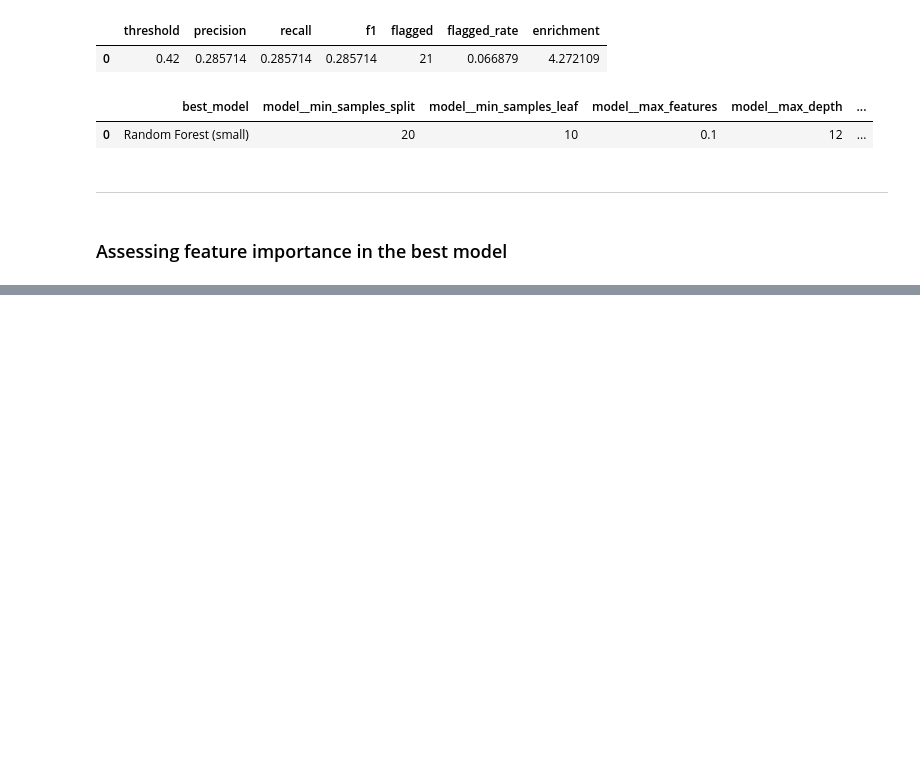
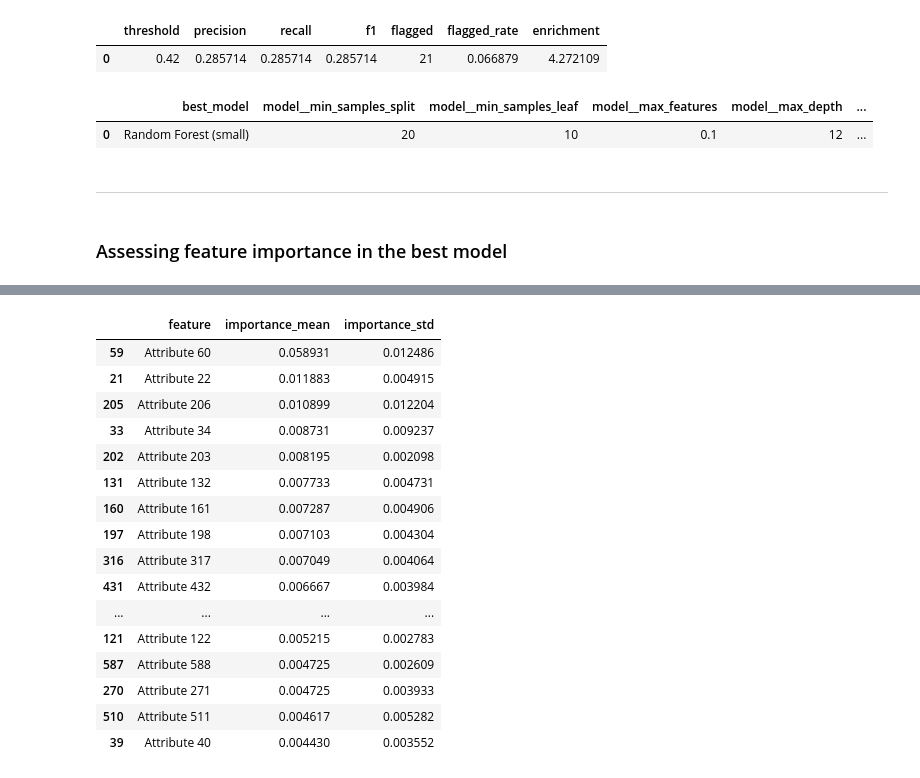
Before and after one commit to intuitiveengineer/secom-ml, a Jupyter notebook: notebooks/01-modeling.ipynb, the cells around one changed output, grey strips where cells are left out. Saved outputs shown, nothing was run; the diff lists cells and outputs as text; code cells hidden in the pictures; blank space fills up the shorter version.

```diff
--- a/notebooks/01-modeling.ipynb
+++ b/notebooks/01-modeling.ipynb
@@ -513,3 +513,7 @@ final_model_summary
 ___
 # %% [markdown]
 ### Assessing feature importance in the best model
+# %%
+# Cloning the best pipe for clarity
+final_pipe = clone(best_pipe)
+final_pipe.fit(X_train, y_train)
@@ -536,8 +566,26 @@ feature_importance_df.sort_values("feature_importance", ascending=False).head(20
 # %%
-# perm_df = pd.DataFrame({
-#     "feature": X_test.columns,
-#     "importance_mean": perm.importances_mean,
-#     "importance_std": perm.importances_std
-# }).sort_values("importance_mean", ascending=False)
+perm_df = pd.DataFrame({
+    "feature": X_test.columns,
+    "importance_mean": perm.importances_mean,
+    "importance_std": perm.importances_std
+}).sort_values("importance_mean", ascending=False)
 
-# perm_df.head(20)
+perm_df.head(20)
+# %% [output]
+|  | feature | importance_mean | importance_std |
+| 59 | Attribute 60 | 0.058931 | 0.012486 |
+| 21 | Attribute 22 | 0.011883 | 0.004915 |
+| 205 | Attribute 206 | 0.010899 | 0.012204 |
+| 33 | Attribute 34 | 0.008731 | 0.009237 |
+| 202 | Attribute 203 | 0.008195 | 0.002098 |
+| 131 | Attribute 132 | 0.007733 | 0.004731 |
+| 160 | Attribute 161 | 0.007287 | 0.004906 |
+| 197 | Attribute 198 | 0.007103 | 0.004304 |
+| 316 | Attribute 317 | 0.007049 | 0.004064 |
+| 431 | Attribute 432 | 0.006667 | 0.003984 |
+| ... | ... | ... | ... |
+| 121 | Attribute 122 | 0.005215 | 0.002783 |
+| 587 | Attribute 588 | 0.004725 | 0.002609 |
+| 270 | Attribute 271 | 0.004725 | 0.003933 |
+| 510 | Attribute 511 | 0.004617 | 0.005282 |
+| 39 | Attribute 40 | 0.004430 | 0.003552 |
```
Also changed, not shown: parts of 9 cells of this notebook.
